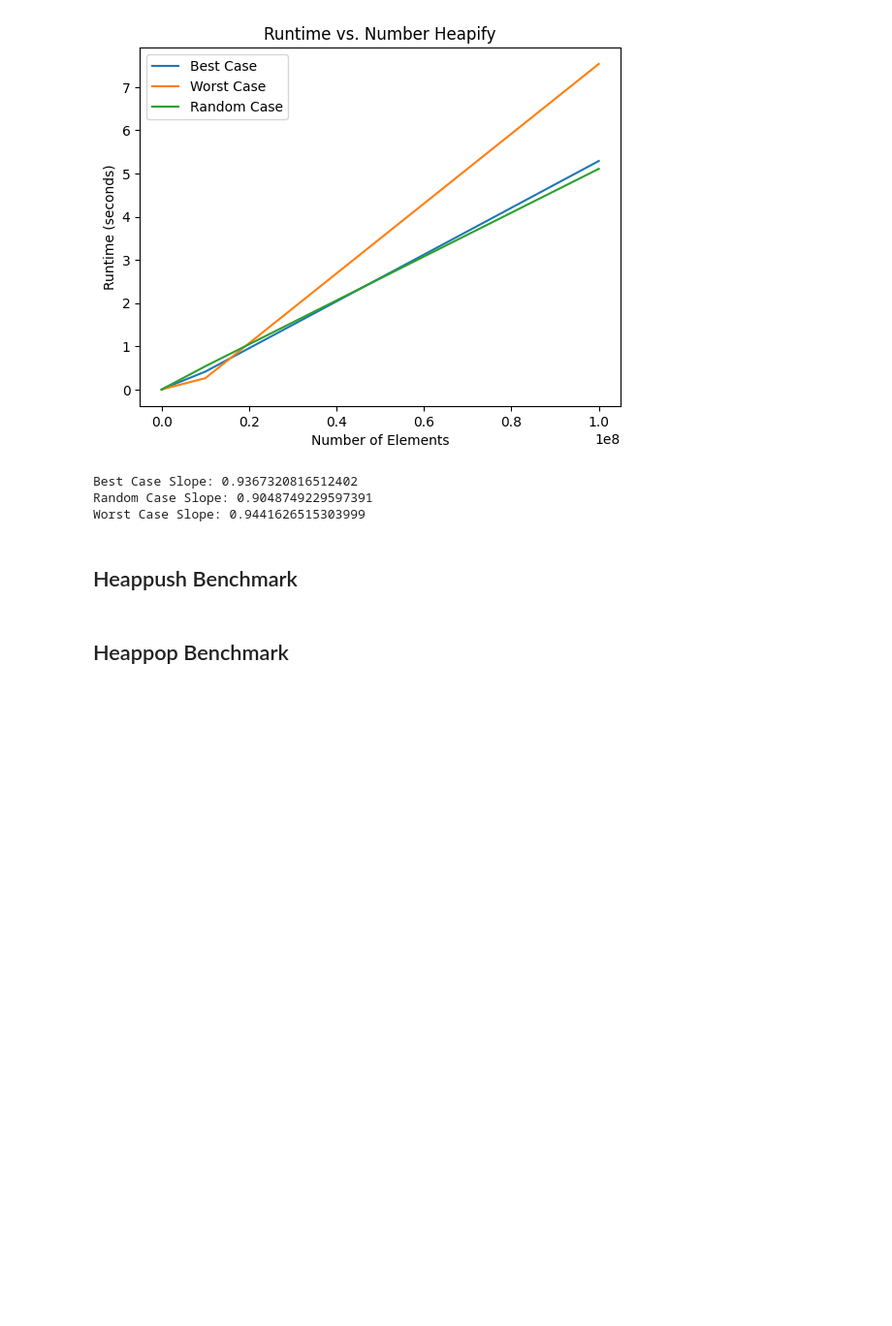
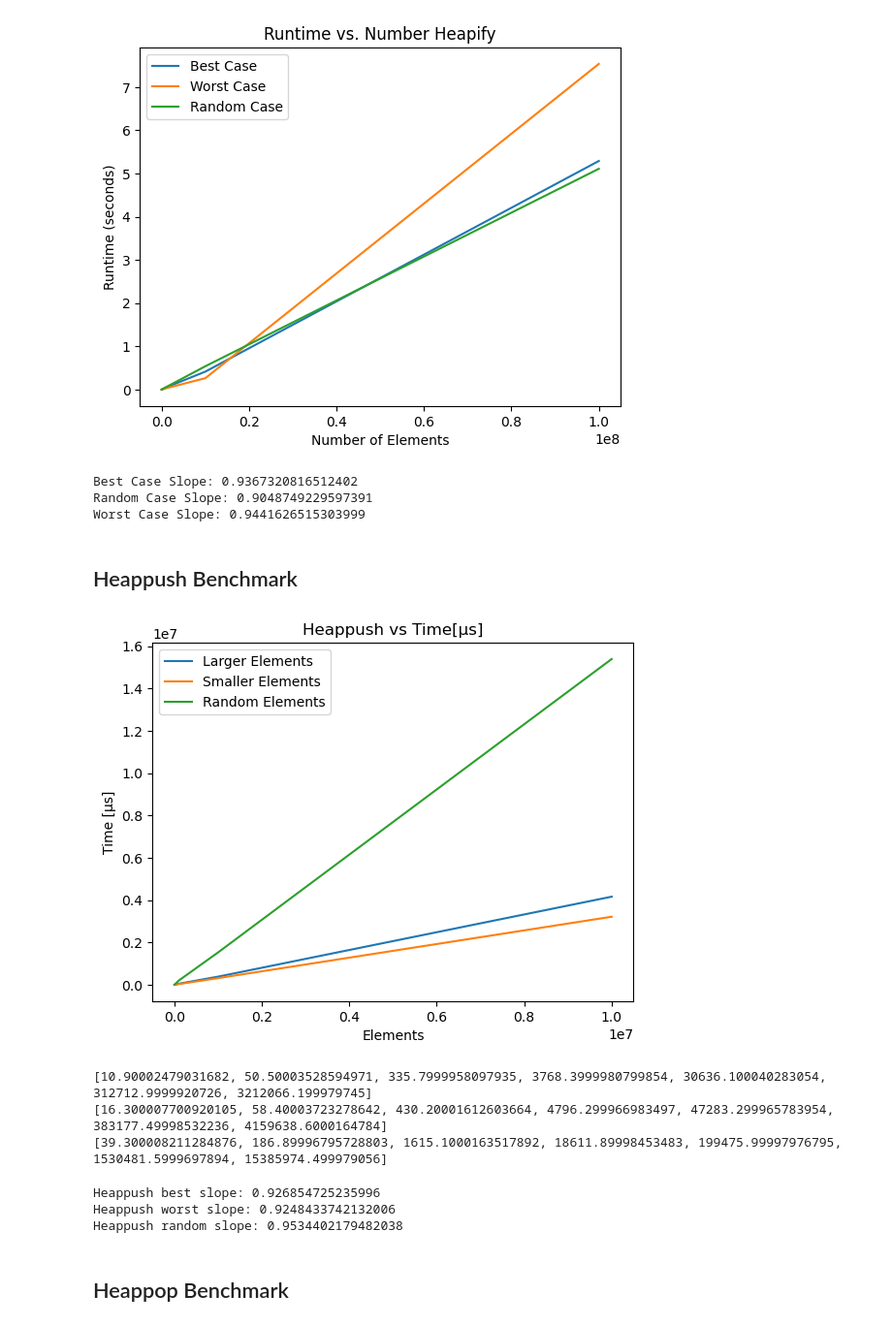
Before and after one commit to littond/CSC3310-Program4, a Jupyter notebook: Program4.ipynb, the cells around one changed output. Shown at 97% size. Saved outputs shown, nothing was run; the diff lists cells and outputs as text; code cells hidden in the pictures; blank space fills up the shorter version.

Commit message:
added heappop and push benchmarks

```diff
--- a/Program4.ipynb
+++ b/Program4.ipynb
@@ -107,5 +108,71 @@ Random Case Slope: 0.9048749229597391
 Worst Case Slope: 0.9441626515303999
 # %% [markdown]
 ## Heappush Benchmark
+# %%
+# Function to push elements greater than everything on the heap
+def push_greater(heap):
+    heapq.heappush(heap, len(heap))
+
+# Function to push elements smaller than everything on the heap
+def push_smaller(heap):
+    heapq.heappush(heap, -1)
+
+# Function to push random elements on the heap
+def push_random(heap, x):
+    heapq.heappush(heap, x)
+# %%
+sizes = [10, 100, 1000, 10_000, 100_000, 1_000_000, 10_000_000]  # Different sizes of heaps to test
+times_greater = []
+times_smaller = []
+times_random = []
+
+# Measure time taken for each size of heap
+for size in sizes:
+    heap_greater = []
+    time_greater = timeit.timeit(lambda: push_greater(heap_greater), number=size)
+    times_greater.append(time_greater)
+
+    heap_smaller = []
+    time_smaller = timeit.timeit(lambda: push_smaller(heap_smaller), number=size)
+    times_smaller.append(time_smaller)
+
+    heap_random = []
+    time_random = timeit.timeit(lambda: push_random(heap_random, random.randint(0, 100)), number=size)
+    times_random.append(time_random)
+
+times_greater = seconds_to_microseconds(times_greater)
+times_smaller = seconds_to_microseconds(times_smaller)
+times_random = seconds_to_microseconds(times_random)
+# %%
+# Plot the results
+plt.plot(sizes, times_greater, label='Larger Elements')
+plt.plot(sizes, times_smaller, label='Smaller Elements')
+plt.plot(sizes, times_random, label='Random Elements')
+plt.xlabel('Elements')
+plt.ylabel('Time [μs]')
+plt.title('Heappush vs Time[μs]')
+plt.legend()
+plt.show()
+# %% [output]
+[figure, added]
+# %%
+print(times_smaller)
+print(times_greater)
+print(times_random)
+# %% [output]
+[10.90002479031682, 50.50003528594971, 335.7999958097935, 3768.3999980799854, 30636.100040283054, 312712.9999920726, 3212066.199979745]
+[16.300007700920105, 58.40003723278642, 430.20001612603664, 4796.299966983497, 47283.299965783954, 383177.49998532236, 4159638.6000164784]
+[39.300008211284876, 186.89996795728803, 1615.1000163517892, 18611.89998453483, 199475.99997976795, 1530481.5999697894, 15385974.499979056]
+# %%
+print("Heappush best slope: " + str(linregress(np.log(sizes),
+ np.log(times_smaller))[0]))
+print("Heappush worst slope: " + str(linregress(np.log(sizes),
+ np.log(times_greater))[0]))
+print("Heappush random slope: " + str(linregress(np.log(sizes),
+ np.log(times_random))[0]))
+# %% [output]
+Heappush best slope: 0.926854725235996
+Heappush worst slope: 0.9248433742132006
+Heappush random slope: 0.9534402179482038
 # %% [markdown]
 ## Heappop Benchmark
```
Also changed, not shown: parts of 7 cells of this notebook.
